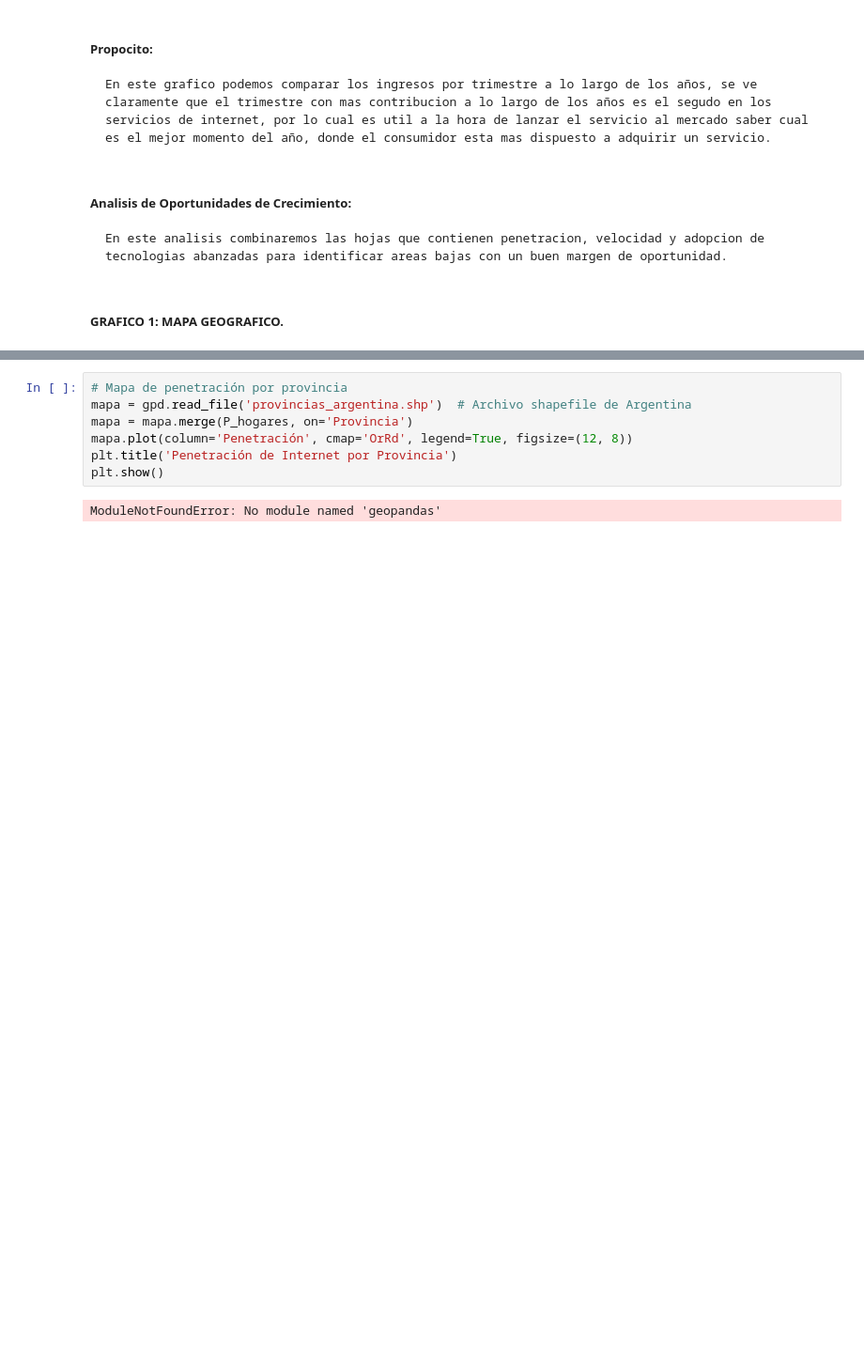
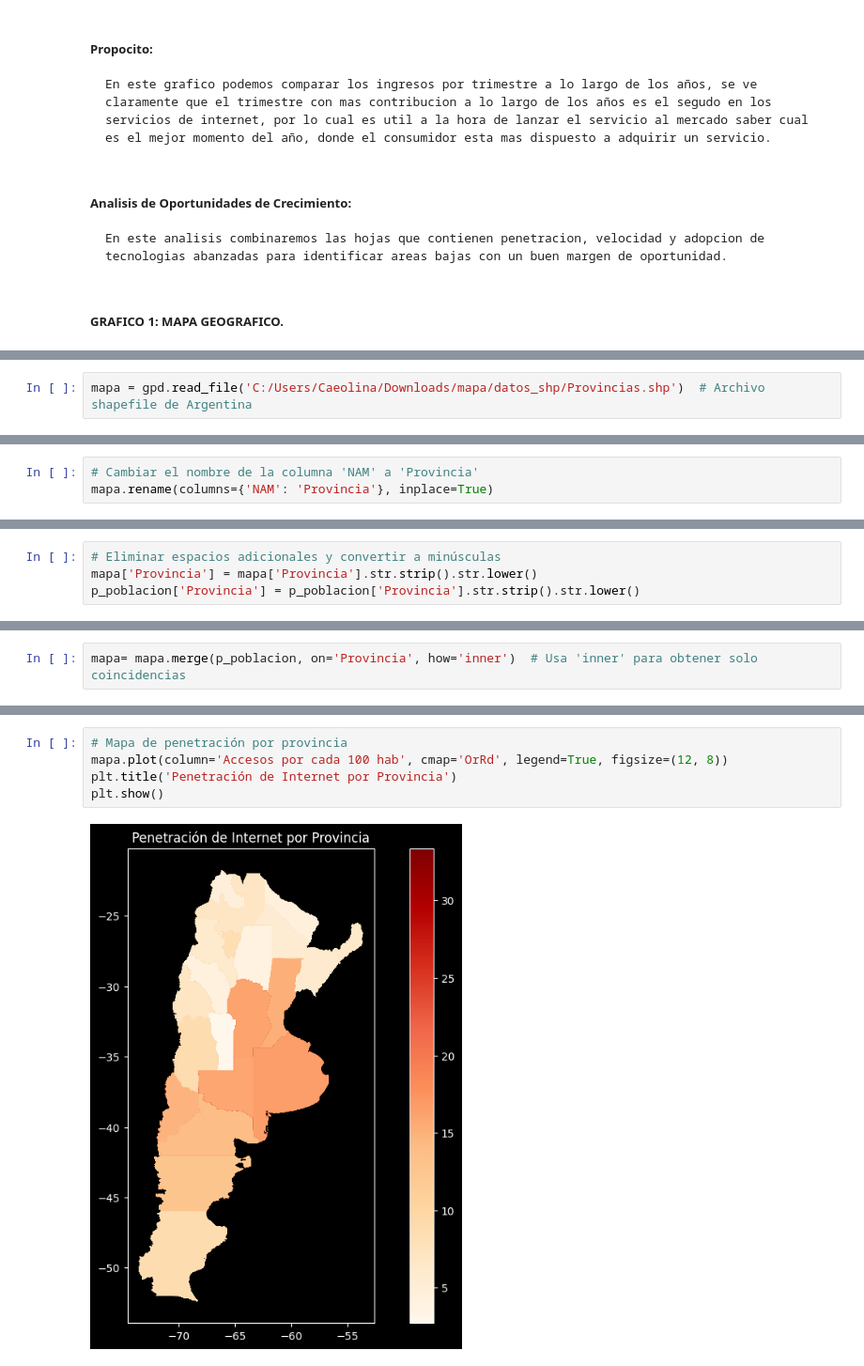
Before and after one commit to Mcarolina25/PROYECTO_INDIVIDUAL2-master, a Jupyter notebook: PI2/EDA.ipynb, the cells around one changed output, grey strips where cells are left out. Shown at 94% size. Drawn from its saved outputs; the diff is of its cells as text; blank space fills up the shorter version.

Commit message:
Mapa EDA

```diff
--- a/PI2/EDA.ipynb
+++ b/PI2/EDA.ipynb
@@ -150,0 +164,2 @@ plt.show()
+# %%
+mapa = gpd.read_file('C:/Users/Caeolina/Downloads/mapa/datos_shp/Provincias.shp')  # Archivo shapefile de Argentina
@@ -150,0 +175,3 @@ plt.show()
+# %%
+# Cambiar el nombre de la columna 'NAM' a 'Provincia'
+mapa.rename(columns={'NAM': 'Provincia'}, inplace=True)
@@ -150,0 +194,4 @@ plt.show()
+# %%
+# Eliminar espacios adicionales y convertir a minúsculas
+mapa['Provincia'] = mapa['Provincia'].str.strip().str.lower()
+p_poblacion['Provincia'] = p_poblacion['Provincia'].str.strip().str.lower()
@@ -150,0 +204,2 @@ plt.show()
+# %%
+mapa= mapa.merge(p_poblacion, on='Provincia', how='inner')  # Usa 'inner' para obtener solo coincidencias
@@ -151,9 +215,7 @@ plt.show()
 # %%
 # Mapa de penetración por provincia
-mapa = gpd.read_file('provincias_argentina.shp')  # Archivo shapefile de Argentina
-mapa = mapa.merge(P_hogares, on='Provincia')
-mapa.plot(column='Penetración', cmap='OrRd', legend=True, figsize=(12, 8))
+mapa.plot(column='Accesos por cada 100 hab', cmap='OrRd', legend=True, figsize=(12, 8))
 plt.title('Penetración de Internet por Provincia')
 plt.show()
 # %% [output]
-ModuleNotFoundError: No module named 'geopandas'
+[figure, added]
```
Also changed, not shown: parts of 11 cells of this notebook.
